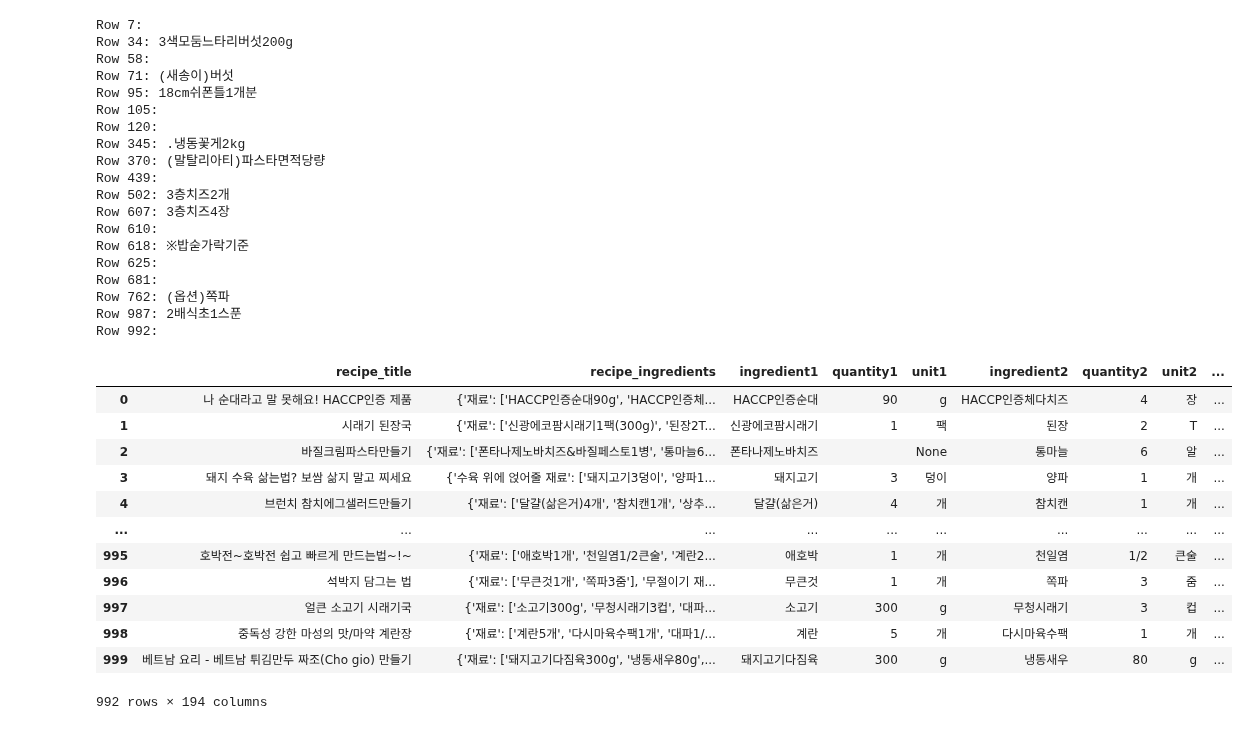
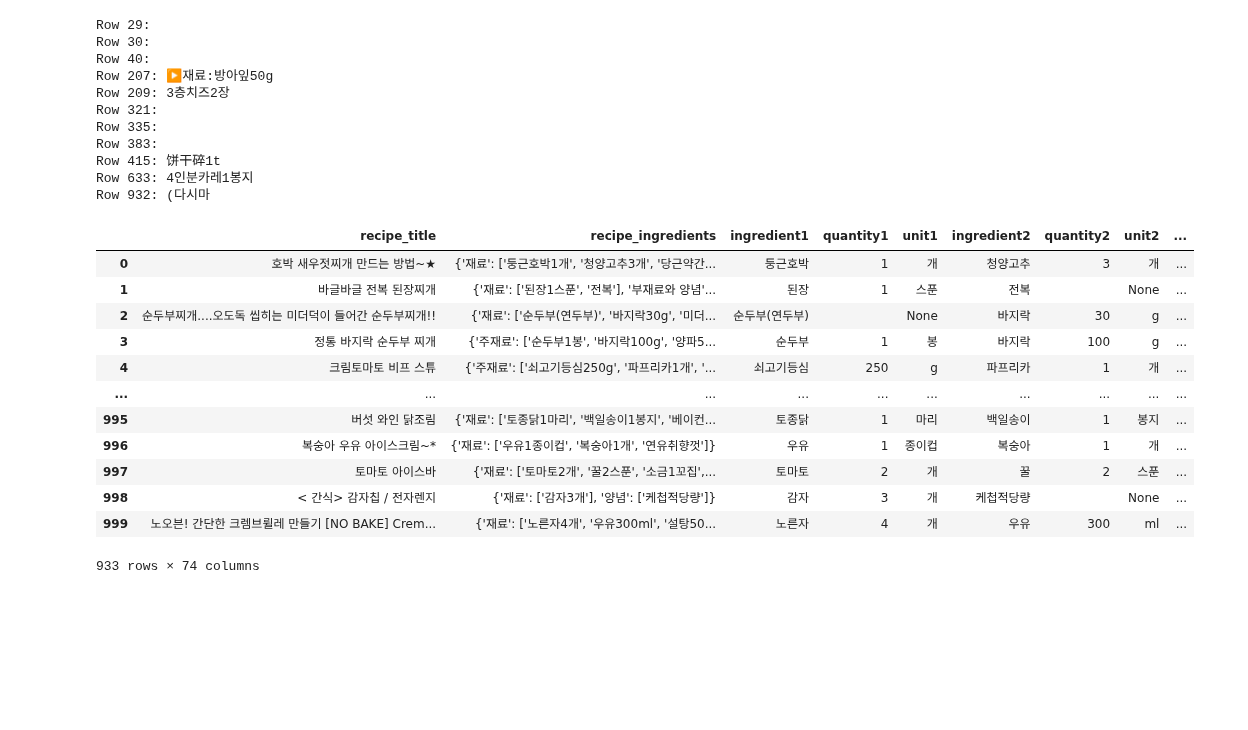
Before and after one commit to kwonhwijun/recipe, a Jupyter notebook: models/insertTest.ipynb, the cells around one changed output. Cells and saved outputs as stored; diff of their text form; code cells hidden in the pictures; blank space fills up the shorter version.

```diff
--- a/models/insertTest.ipynb
+++ b/models/insertTest.ipynb
@@ -11,7 +15,7 @@ def load_recipe(n =1000):
     od.init_oracle_client(lib_dir=r"C:\Program Files\Oracle\instantclient_21_12") # db connection
     conn = od.connect(user = config.DB_CONFIG['user'], password = config.DB_CONFIG['password'],  dsn = config.DB_CONFIG['dsn'])
     exe = conn.cursor()
-    exe.execute(f'select * from recipe_table where rownum <= {n}')
+    exe.execute(f'select * from (select * from recipe_table order by row_cnt asc) where row_cnt <= {n}')
     row = exe.fetchall() # row 불러오기
     column_name = exe.description # column 불러오기
     columns=[]
@@ -42,7 +79,6 @@ raw_data
 # %%
 def recipe_preprocessing(raw):
     data = raw.loc[raw['recipe_ingredients'].notnull()].copy()  # None 값 제거
-
     def clean_ingredients(ingredients):
         if ingredients is not None:
             ingredients = ingredients.replace('\\ufeff', '').replace('\\u200b', '')
@@ -51,10 +87,15 @@ def recipe_preprocessing(raw):
     def not_empty_ingredients(row):
         return row['recipe_ingredients'].strip() != '{}' # 결측치 제거
 
+    data["recipe_ingredients"] = data["recipe_ingredients"].apply(clean_ingredients)
     data = data[data.apply(not_empty_ingredients, axis=1)]
-    data["recipe_ingredients"] = data["recipe_ingredients"].apply(clean_ingredients)
     result = data[['recipe_title', 'recipe_ingredients']]
 
+    title_idx = result[result['recipe_title'].isnull()].index
+    del_idx = result[result['recipe_ingredients'].str.startswith('소시지')].index
+    result.drop(del_idx, inplace=True)
+    result.drop(title_idx, inplace=True)
+
     return result
 # %%
 recipe = recipe_preprocessing(raw_data)
@@ -112,39 +159,31 @@ def split_ingredient(data):
         print(f'Row {idx}: {item}')
     return data
 # %%
-new_recipe = split_ingredient(recipe)
-new_recipe
+new_recipe1 = split_ingredient(recipe)
+new_recipe1
 # %% [output]
-Row 7:
-Row 34: 3색모둠느타리버섯200g
-Row 58:
-Row 71: (새송이)버섯
-Row 95: 18cm쉬폰틀1개분
-Row 105:
-Row 120:
-Row 345: .냉동꽃게2kg
-Row 370: (말탈리아티)파스타면적당량
-Row 439:
-Row 502: 3층치즈2개
-Row 607: 3층치즈4장
-Row 610:
-Row 618: ※밥숟가락기준
-Row 625:
-Row 681:
-Row 762: (옵션)쪽파
-Row 987: 2배식초1스푼
-Row 992:
+Row 29:
+Row 30:
+Row 40:
+Row 207: ▶재료:방아잎50g
+Row 209: 3층치즈2장
+Row 321:
+Row 335:
+Row 383:
+Row 415: 饼干碎1t
+Row 633: 4인분카레1봉지
+Row 932: (다시마
 |  | recipe_title | recipe_ingredients | ingredient1 | quantity1 | unit1 | ingredient2 | quantity2 | unit2 | ... |
-| 0 | 나 순대라고 말 못해요! HACCP인증 제품 | {'재료': ['HACCP인증순대90g', 'HACCP인증체... | HACCP인증순대 | 90 | g | HACCP인증체다치즈 | 4 | 장 | ... |
-| 1 | 시래기 된장국 | {'재료': ['신광에코팜시래기1팩(300g)', '된장2T... | 신광에코팜시래기 | 1 | 팩 | 된장 | 2 | T | ... |
-| 2 | 바질크림파스타만들기 | {'재료': ['폰타나제노바치즈&바질페스토1병', '통마늘6... | 폰타나제노바치즈 |  | None | 통마늘 | 6 | 알 | ... |
-| 3 | 돼지 수육 삶는법? 보쌈 삶지 말고 찌세요 | {'수육 위에 얹어줄 재료': ['돼지고기3덩이', '양파1... | 돼지고기 | 3 | 덩이 | 양파 | 1 | 개 | ... |
-| 4 | 브런치 참치에그샐러드만들기 | {'재료': ['달걀(삶은거)4개', '참치캔1개', '상추... | 달걀(삶은거) | 4 | 개 | 참치캔 | 1 | 개 | ... |
+| 0 | 호박 새우젓찌개 만드는 방법~★ | {'재료': ['둥근호박1개', '청양고추3개', '당근약간... | 둥근호박 | 1 | 개 | 청양고추 | 3 | 개 | ... |
+| 1 | 바글바글 전복 된장찌개 | {'재료': ['된장1스푼', '전복'], '부재료와 양념'... | 된장 | 1 | 스푼 | 전복 |  | None | ... |
+| 2 | 순두부찌개....오도독 씹히는 미더덕이 들어간 순두부찌개!! | {'재료': ['순두부(연두부)', '바지락30g', '미더... | 순두부(연두부) |  | None | 바지락 | 30 | g | ... |
+| 3 | 정통 바지락 순두부 찌개 | {'주재료': ['순두부1봉', '바지락100g', '양파5... | 순두부 | 1 | 봉 | 바지락 | 100 | g | ... |
+| 4 | 크림토마토 비프 스튜 | {'주재료': ['쇠고기등심250g', '파프리카1개', '... | 쇠고기등심 | 250 | g | 파프리카 | 1 | 개 | ... |
 | ... | ... | ... | ... | ... | ... | ... | ... | ... | ... |
-| 995 | 호박전~호박전 쉽고 빠르게 만드는법~!~ | {'재료': ['애호박1개', '천일염1/2큰술', '계란2... | 애호박 | 1 | 개 | 천일염 | 1/2 | 큰술 | ... |
-| 996 | 석박지 담그는 법 | {'재료': ['무큰것1개', '쪽파3줌'], '무절이기 재... | 무큰것 | 1 | 개 | 쪽파 | 3 | 줌 | ... |
-| 997 | 얼큰 소고기 시래기국 | {'재료': ['소고기300g', '무청시래기3컵', '대파... | 소고기 | 300 | g | 무청시래기 | 3 | 컵 | ... |
-| 998 | 중독성 강한 마성의 맛/마약 계란장 | {'재료': ['계란5개', '다시마육수팩1개', '대파1/... | 계란 | 5 | 개 | 다시마육수팩 | 1 | 개 | ... |
-| 999 | 베트남 요리 - 베트남 튀김만두 짜조(Cho gio) 만들기 | {'재료': ['돼지고기다짐육300g', '냉동새우80g',... | 돼지고기다짐육 | 300 | g | 냉동새우 | 80 | g | ... |
+| 995 | 버섯 와인 닭조림 | {'재료': ['토종닭1마리', '백일송이1봉지', '베이컨... | 토종닭 | 1 | 마리 | 백일송이 | 1 | 봉지 | ... |
+| 996 | 복숭아 우유 아이스크림~* | {'재료': ['우유1종이컵', '복숭아1개', '연유취향껏']} | 우유 | 1 | 종이컵 | 복숭아 | 1 | 개 | ... |
+| 997 | 토마토 아이스바 | {'재료': ['토마토2개', '꿀2스푼', '소금1꼬집',... | 토마토 | 2 | 개 | 꿀 | 2 | 스푼 | ... |
+| 998 | < 간식> 감자칩 / 전자렌지 | {'재료': ['감자3개'], '양념': ['케첩적당량']} | 감자 | 3 | 개 | 케첩적당량 |  | None | ... |
+| 999 | 노오븐! 간단한 크렘브륄레 만들기 [NO BAKE] Crem... | {'재료': ['노른자4개', '우유300ml', '설탕50... | 노른자 | 4 | 개 | 우유 | 300 | ml | ... |
-992 rows × 194 columns
+933 rows × 74 columns
 # %%
```
Also changed, not shown: parts of 58 cells of this notebook, 1 other file.
